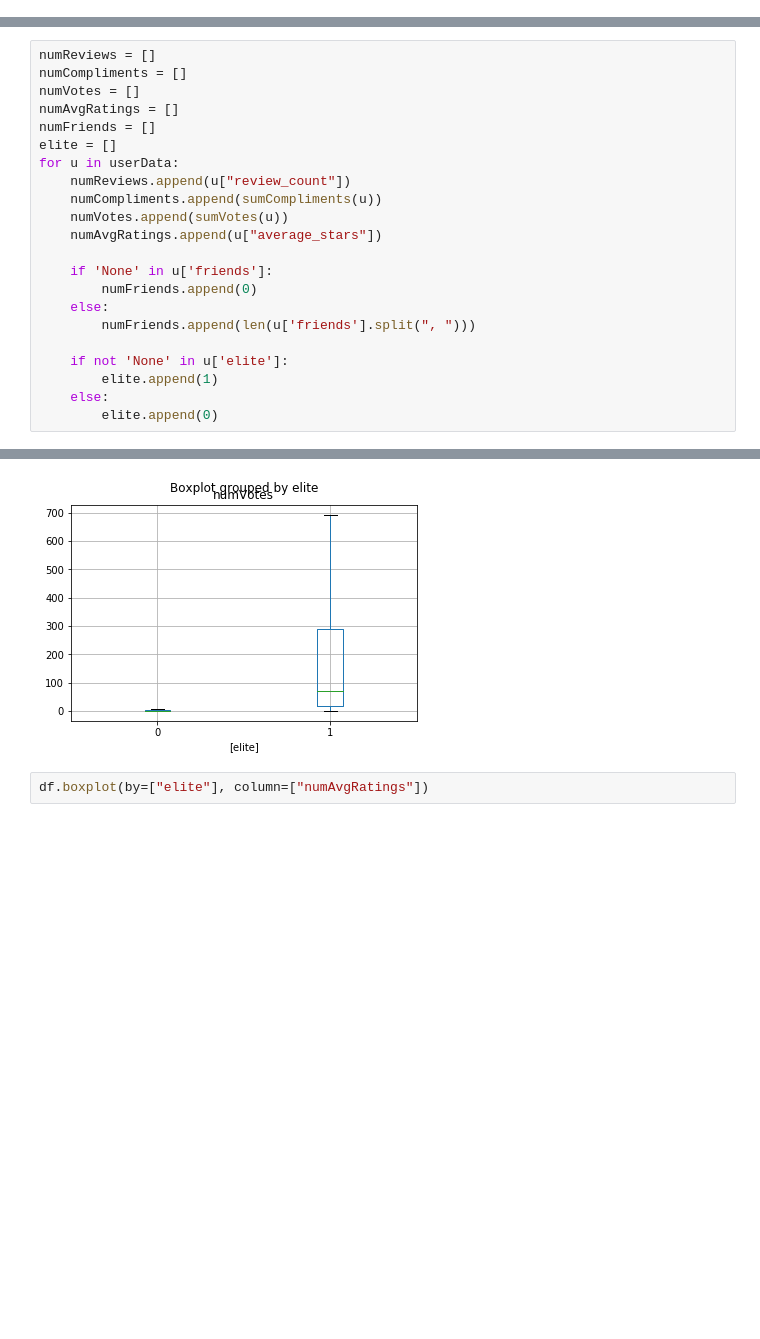
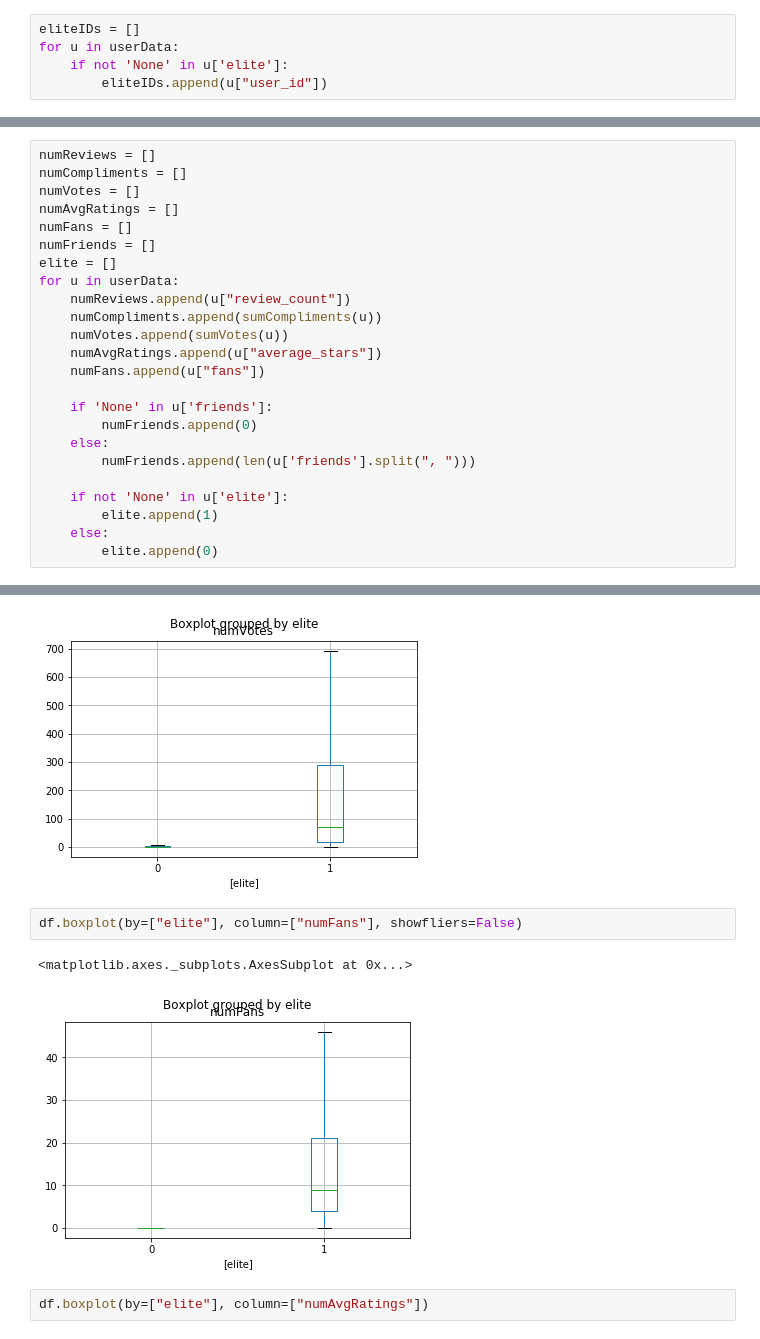
Before and after one commit to angela278/yelp-elite-predictions, a Jupyter notebook: Assignment 2.ipynb, the cells around one changed output, grey strips where cells are left out. Cells and saved outputs as stored; diff of their text form; blank space fills up the shorter version.

```diff
--- a/Assignment 2.ipynb
+++ b/Assignment 2.ipynb
@@ -22,0 +35,5 @@ reviewData=list(parseData("yelp_dataset/yelp_academic_dataset_review.json"))
+# %%
+eliteIDs = []
+for u in userData:
+    if not 'None' in u['elite']:
+        eliteIDs.append(u["user_id"])
@@ -56,6 +152,7 @@ numReviews = []
 numCompliments = []
 numVotes = []
 numAvgRatings = []
+numFans = []
 numFriends = []
 elite = []
 for u in userData:
@@ -63,6 +160,7 @@ for u in userData:
     numCompliments.append(sumCompliments(u))
     numVotes.append(sumVotes(u))
     numAvgRatings.append(u["average_stars"])
+    numFans.append(u["fans"])
 
     if 'None' in u['friends']:
         numFriends.append(0)
@@ -101,6 +200,11 @@ df.boxplot(by=["elite"], column=["numVotes"], showfliers=False)
 # %% [output]
 <matplotlib.axes._subplots.AxesSubplot at 0x...>
 [figure]
+# %%
+df.boxplot(by=["elite"], column=["numFans"], showfliers=False)
+# %% [output]
+<matplotlib.axes._subplots.AxesSubplot at 0x...>
+[figure, added]
 # %%
 df.boxplot(by=["elite"], column=["numAvgRatings"])
 # %% [output]
```
Also changed, not shown: parts of 72 cells of this notebook.
